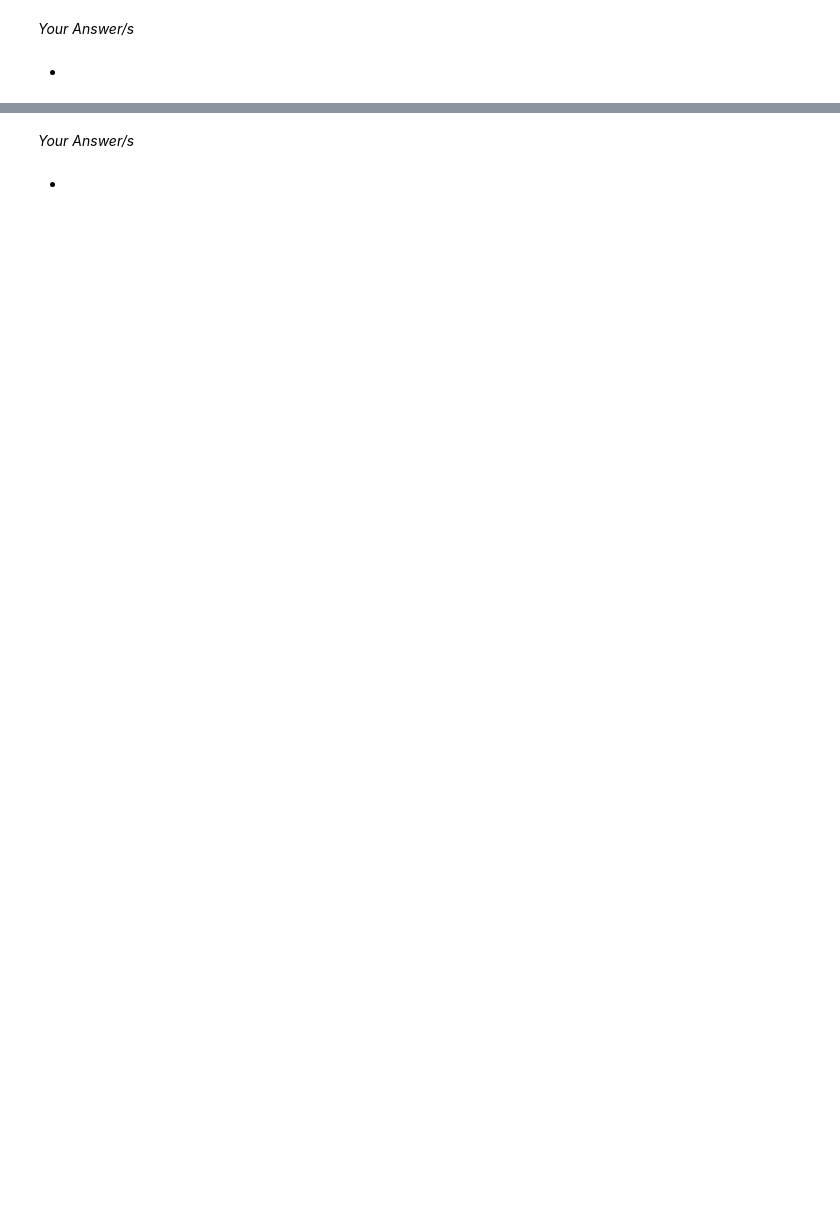
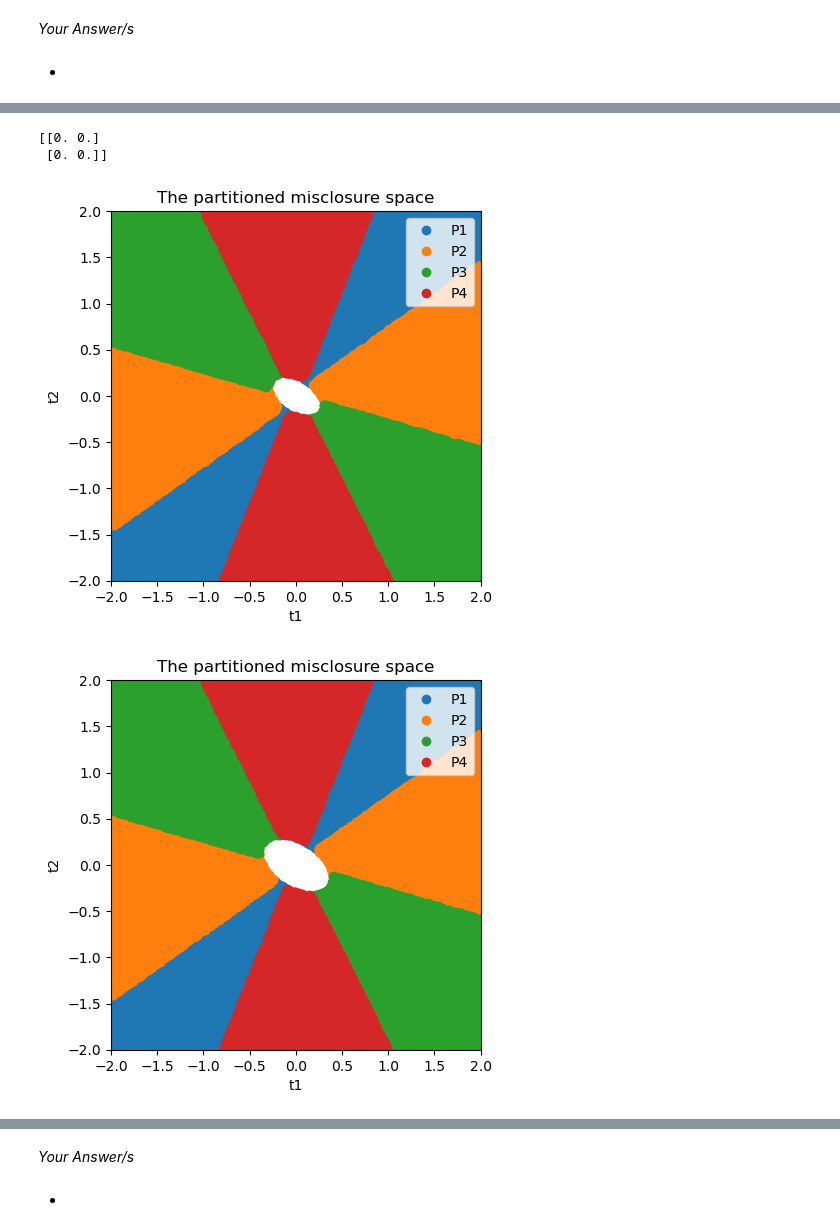
Before and after one commit to ICSlingerland/Geo-Data-Analysis, a Jupyter notebook: Unit-HoekvanHolland/Notebook 1.ipynb, the cells around one changed output, grey strips where cells are left out. Drawn from its saved outputs; the diff is of its cells as text; code cells hidden in the pictures; blank space fills up the shorter version.

```diff
--- a/Unit-HoekvanHolland/Notebook 1.ipynb
+++ b/Unit-HoekvanHolland/Notebook 1.ipynb
@@ -1013,0 +1021,16 @@ SyntaxError: invalid syntax (1422693714.py, line 7)
+# %%
+
+B_DIA_dif= np.array([[1, 1], [-2, -1], [1, -1], [0, 1]])
+print(B_DIA_dif.T@A_DIA)
+
+# Get the required "DIA" matrices to compute the DIA paritioning and PDF
+Pcti, Li = compute_DIA_matrices(A_DIA, B_DIA_dif, Q_yy_DIA, Q_tt_DIA, C_DIA)
+
+# Plot partitioning of the misclosure space with the alphas
+plot_partitionied_2D_misclosure_space(Pcti, Q_tt_DIA, Q_yy_DIA, alpha=0.05)
+plot_partitionied_2D_misclosure_space(Pcti, Q_tt_DIA, Q_yy_DIA, alpha=0.005)
+# %% [output]
+[[0. 0.]
+ [0. 0.]]
+[figure, added]
+[figure, added]
```
Also changed, not shown: parts of 20 cells of this notebook.
